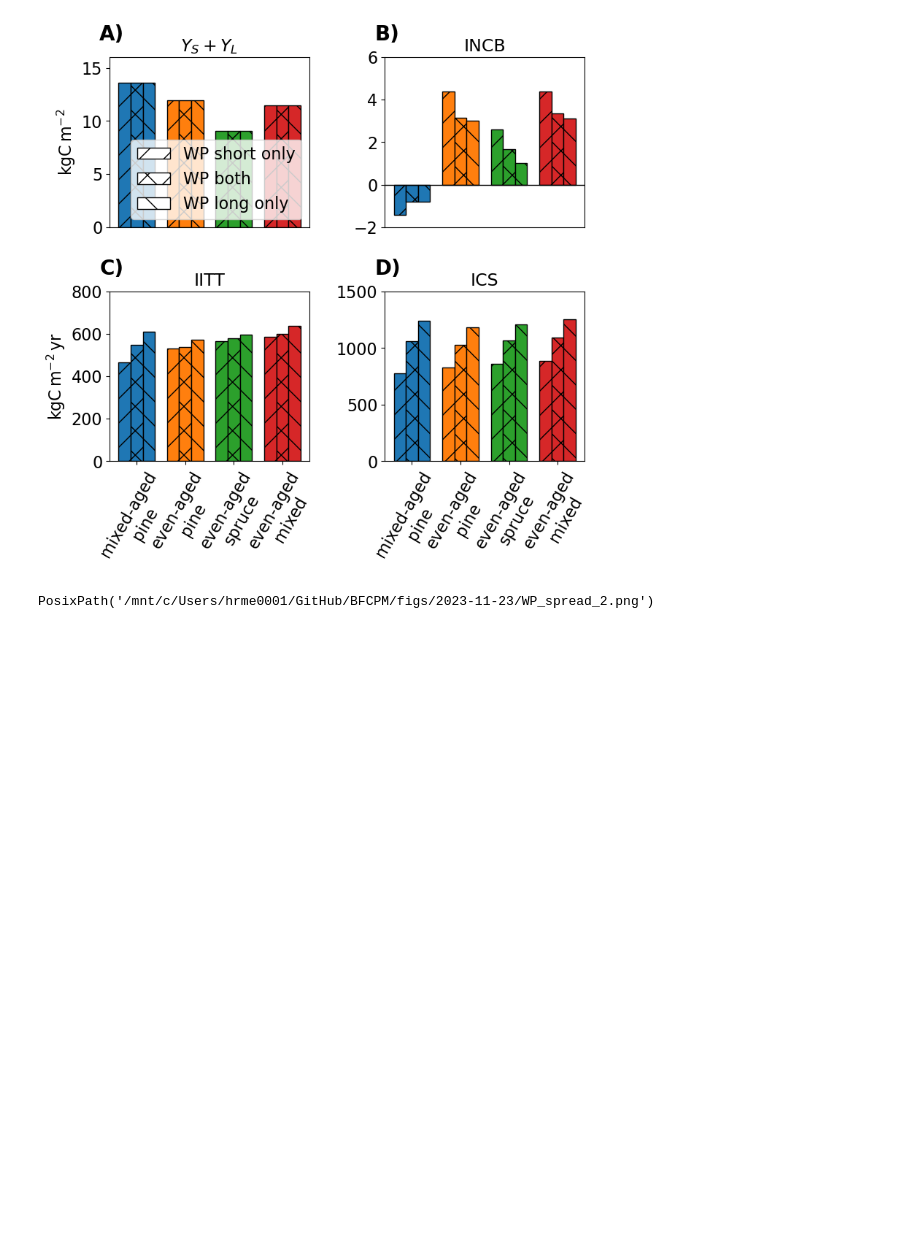
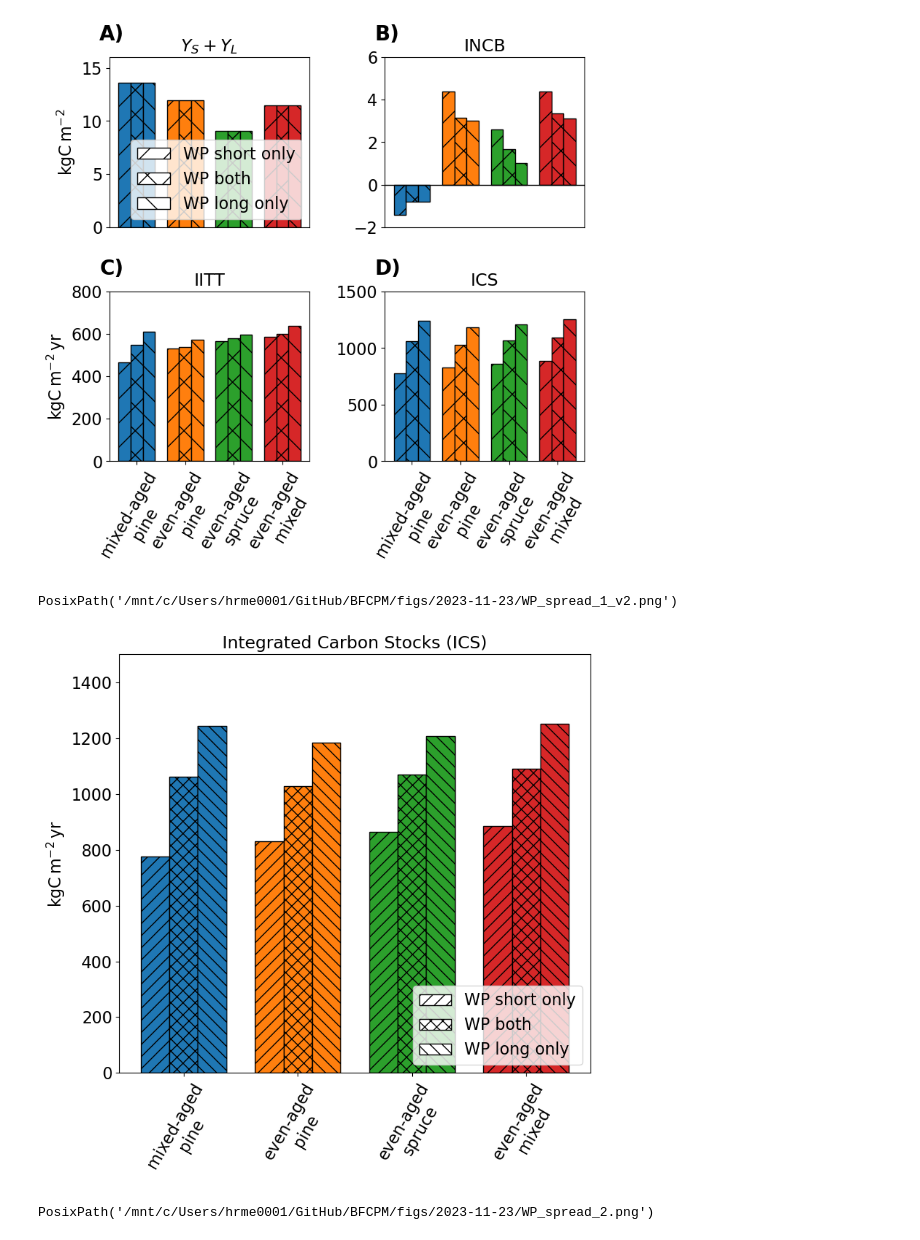
Before and after one commit to goujou/BFCPM, a Jupyter notebook: notebooks/WP_spread/WP_spread_figures.ipynb, the cells around one changed output. Saved outputs shown, nothing was run; the diff lists cells and outputs as text; code cells hidden in the pictures; blank space fills up the shorter version.

```diff
--- a/notebooks/WP_spread/WP_spread_figures.ipynb
+++ b/notebooks/WP_spread/WP_spread_figures.ipynb
@@ -330,6 +330,63 @@ filepath
 # %% [output]
 PosixPath('/mnt/c/Users/hrme0001/GitHub/BFCPM/figs/2023-11-23/WP_spread_1.png')
 [figure]
+# %%
+fig, ax = plt.subplots(figsize=(4*2, 4*2))
+
+labels = [sim_name.replace("_", " ") for sim_name in sim_names]
+colors = {
+    'mixed-aged_pine': '#1f77b4',
+    'even-aged_pine': '#ff7f0e',
+    'even-aged_spruce': '#2ca02c',
+    'even-aged_mixed': '#d62728'
+}
+hatches = ["//", "xx", "\\\\"]
+width = 0.25
+x = np.arange(len(sim_names))
+
+multiplier = 0
+
+for WP_nr, WP_type in enumerate(WP_types):
+    offset = width * multiplier
+#    rects = ax.bar(x + offset, cum_stocks_datas[-1, WP_nr, :], width, label=WP_type.replace("_", " "))
+    rects = ax.bar(
+        x + offset,
+        cum_stocks_datas[-1, WP_nr, :],
+        width,
+        color=[colors[sim_name] for sim_name in sim_names],
+        edgecolor="black", hatch=hatches[WP_nr],
+        label=WP_type.replace("_", " ")
+    )
+    multiplier += 1
+
+#ax.set_ylabel(r"kgC$\,$m$^{-2}\,$yr")
+ax.set_ylabel(r"kgC$\,$m$^{-2}\,$yr")
+ax.set_ylim([0, 1500])
+ax.set_title("Integrated Carbon Stocks (ICS)")
+#ax.set_title("ICS")
+ax.set_xticklabels("")
+ax.legend(loc=4)
+
+xlabels = [sim_name.replace("_", " ") for sim_name in sim_names]
+xlabels = ["mixed-aged\npine", "even-aged\npine", "even-aged\nspruce", "even-aged\nmixed"]
+ax.set_xticks(x + width, xlabels)
+
+for tick in ax.get_xticklabels():
+    tick.set_rotation(60)
+
+leg = ax.get_legend()
+for lh in leg.legend_handles:
+    lh.set_color("white")
+    lh.set_edgecolor("black")
+
+fig.tight_layout()
+
+filepath = pub_figs_path.joinpath("WP_spread_1_v2.png")
+fig.savefig(filepath, dpi=500)
+filepath
+# %% [output]
+PosixPath('/mnt/c/Users/hrme0001/GitHub/BFCPM/figs/2023-11-23/WP_spread_1_v2.png')
+[figure, added]
 # %%
 fig, axes = plt.subplots(figsize=(8, 4), ncols=2)
 panel_names = iter(string.ascii_uppercase[:len(axes)])
```
Also changed, not shown: 4 other files.
